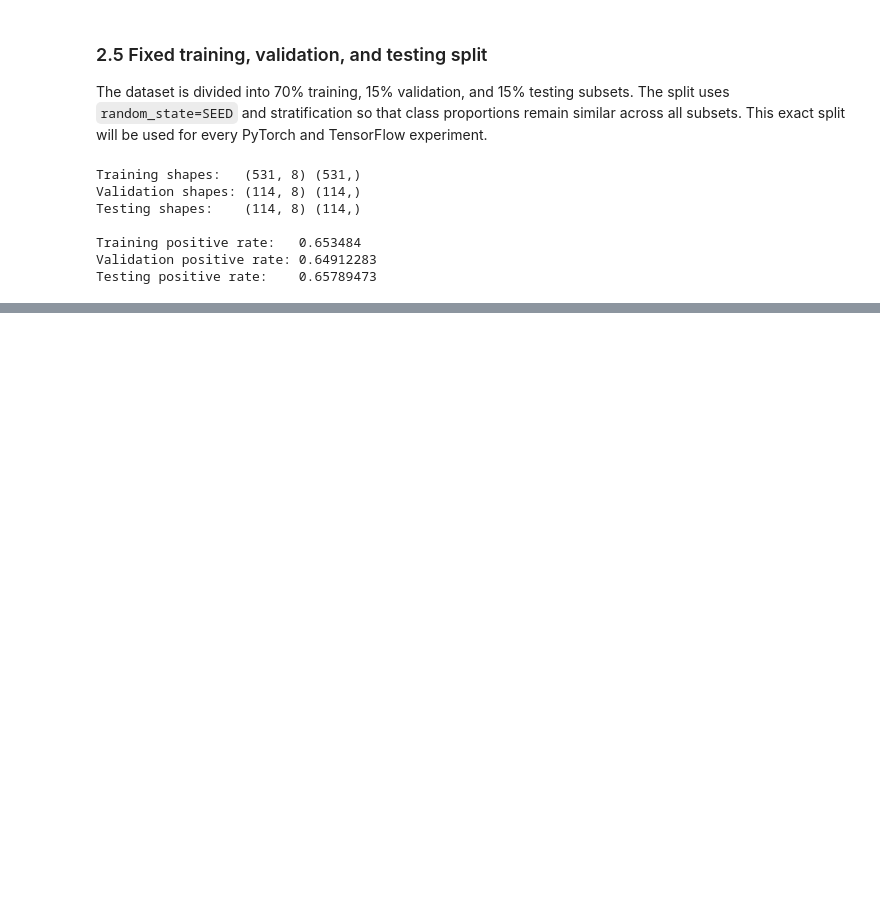
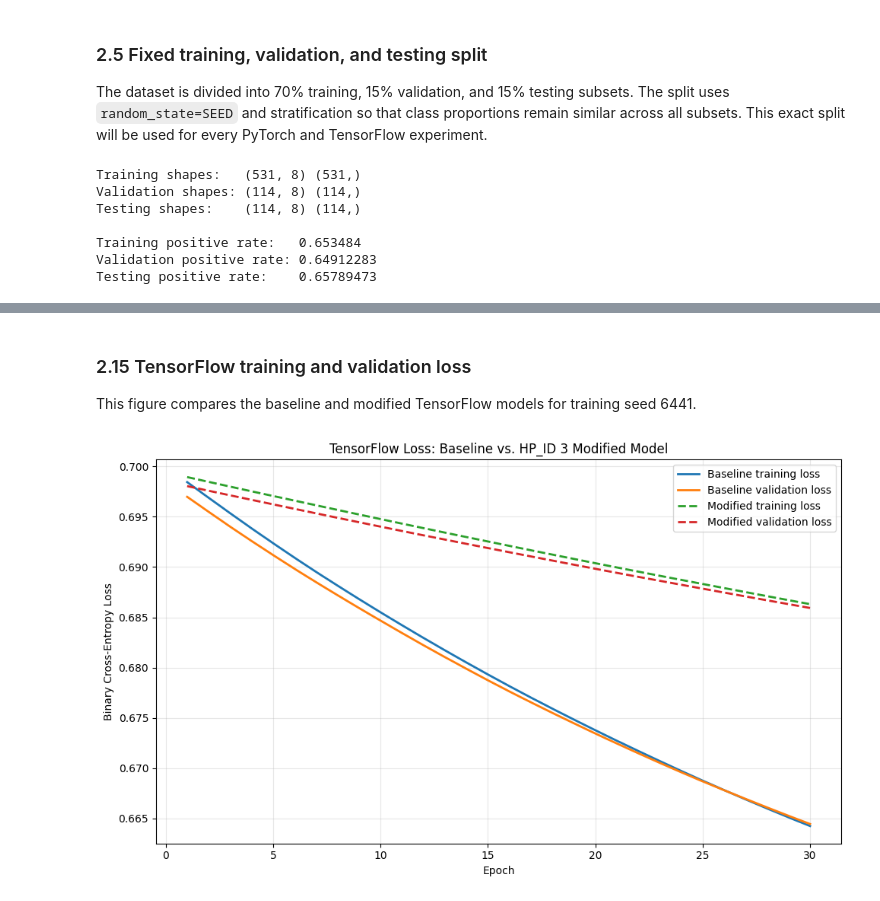
Before and after one commit to Nikikanaparthi21/data266-6441, a Jupyter notebook: neural_networks.ipynb, the cells around one changed output, grey strips where cells are left out. Drawn from its saved outputs; the diff is of its cells as text; code cells hidden in the pictures; blank space fills up the shorter version.

```diff
--- a/neural_networks.ipynb
+++ b/neural_networks.ipynb
@@ -254,0 +945,65 @@ Testing positive rate:    0.65789473
+# %% [markdown]
+### 2.15 TensorFlow training and validation loss
+
+This figure compares the baseline and modified TensorFlow models for training
+seed 6441.
+# %%
+tf_baseline_history = tensorflow_histories[
+    ("Baseline", SEED)
+]
+
+tf_modified_history = tensorflow_histories[
+    ("Modified_HP_ID_3", SEED)
+]
+
+baseline_epochs = range(
+    1,
+    len(tf_baseline_history["train_loss"]) + 1
+)
+
+modified_epochs = range(
+    1,
+    len(tf_modified_history["train_loss"]) + 1
+)
+
+plt.figure(figsize=(10, 6))
+
+plt.plot(
+    baseline_epochs,
+    tf_baseline_history["train_loss"],
+    label="Baseline training loss",
+    linewidth=2
+)
+
+plt.plot(
+    baseline_epochs,
+    tf_baseline_history["val_loss"],
+    label="Baseline validation loss",
+    linewidth=2
+)
+
+plt.plot(
+    modified_epochs,
+    tf_modified_history["train_loss"],
+    label="Modified training loss",
+    linewidth=2,
+    linestyle="--"
+)
+
+plt.plot(
+    modified_epochs,
+    tf_modified_history["val_loss"],
+    label="Modified validation loss",
+    linewidth=2,
+    linestyle="--"
+)
+
+plt.xlabel("Epoch")
+plt.ylabel("Binary Cross-Entropy Loss")
+plt.title("TensorFlow Loss: Baseline vs. HP_ID 3 Modified Model")
+plt.legend()
+plt.grid(alpha=0.3)
+plt.tight_layout()
+plt.show()
+# %% [output]
+[figure, added]
```
Also changed, not shown: parts of 29 cells of this notebook.
